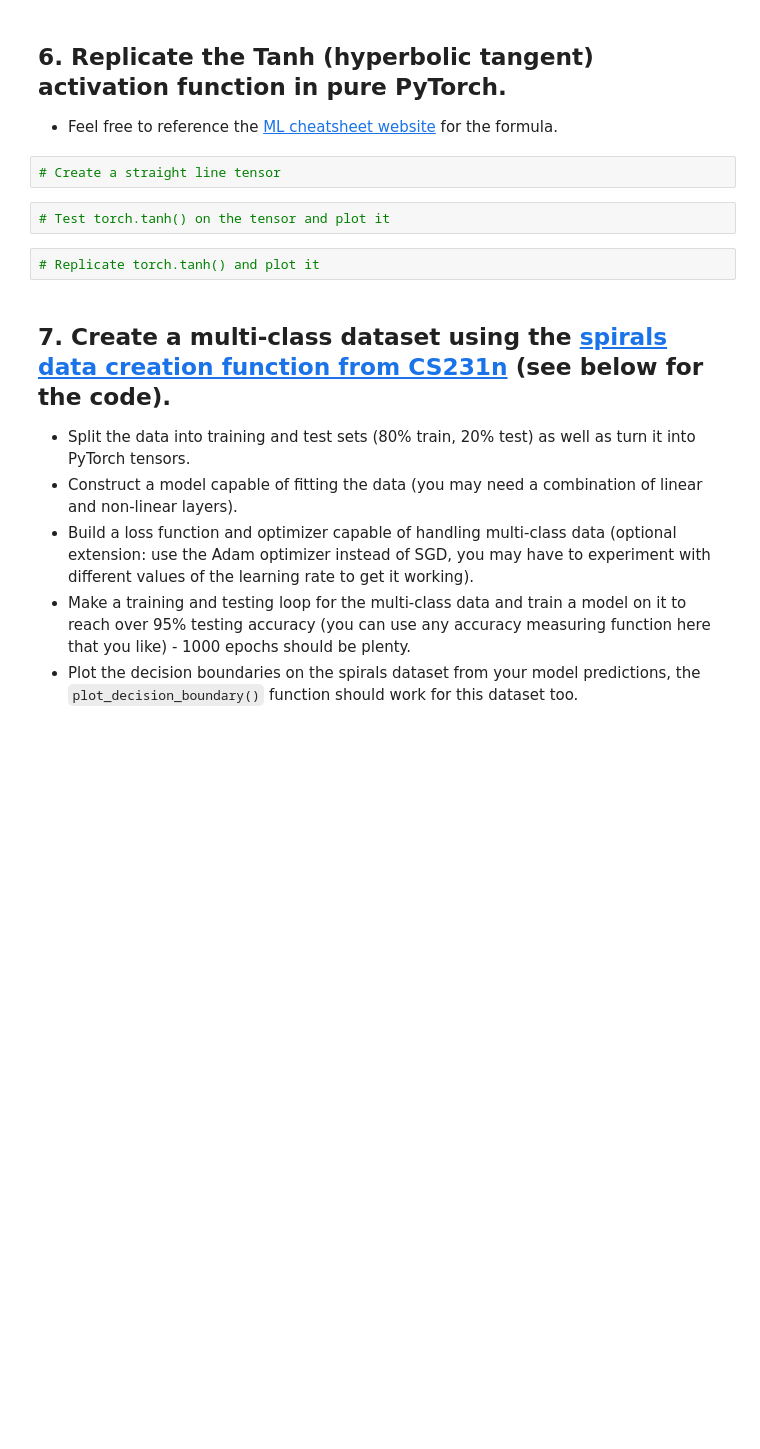
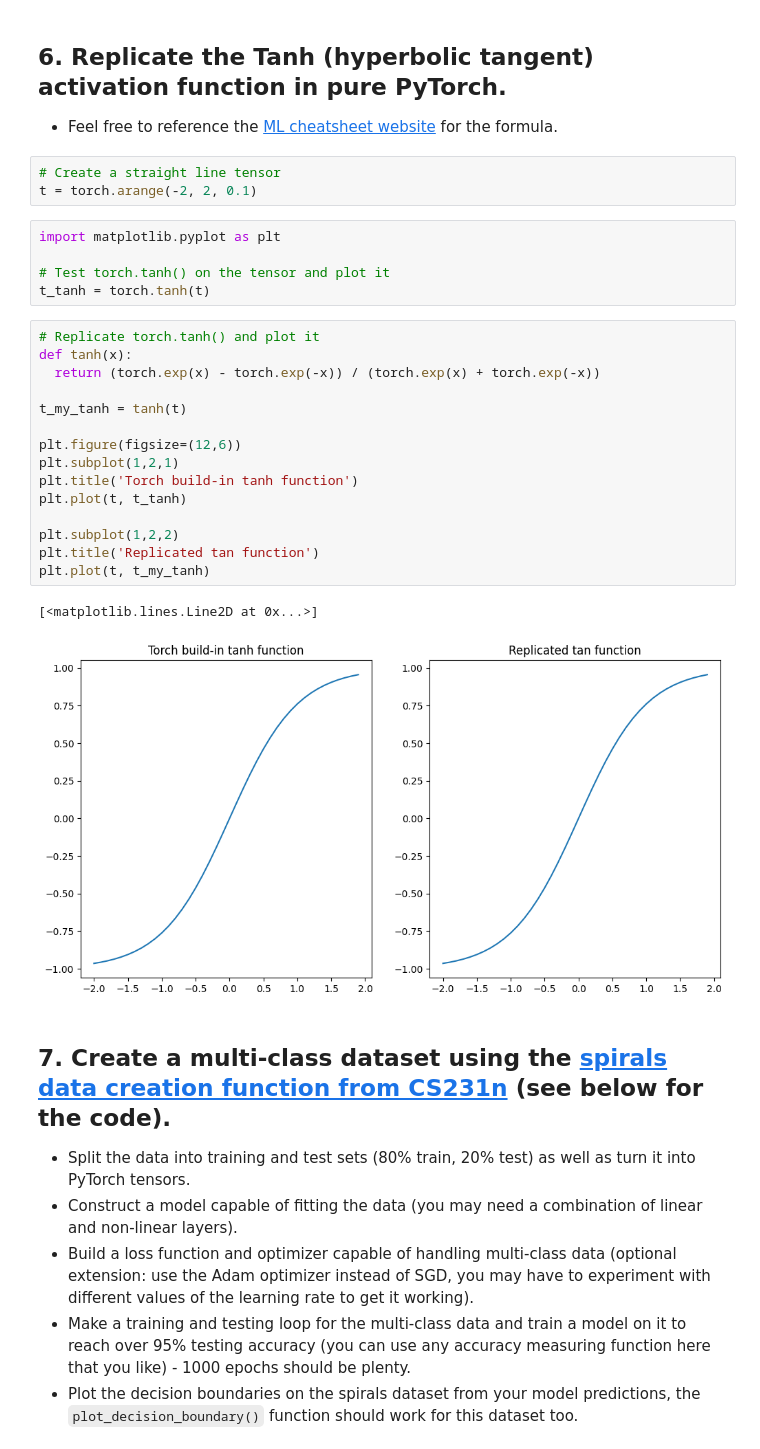
Before and after one commit to IvoZal/pytorch-deep-learning-my-fork, a Jupyter notebook: extras/exercises/02_pytorch_classification_exercises.ipynb, the cells around one changed output. Saved outputs shown, nothing was run; the diff lists cells and outputs as text; blank space fills up the shorter version.

```diff
--- a/extras/exercises/02_pytorch_classification_exercises.ipynb
+++ b/extras/exercises/02_pytorch_classification_exercises.ipynb
@@ -263,10 +270,30 @@ plot_decision_boundary(model0, X_test, y_test)
   * Feel free to reference the [ML cheatsheet website](https://ml-cheatsheet.readthedocs.io/en/latest/activation_functions.html#tanh) for the formula.
 # %%
 # Create a straight line tensor
+t = torch.arange(-2, 2, 0.1)
 # %%
+import matplotlib.pyplot as plt
+
 # Test torch.tanh() on the tensor and plot it
+t_tanh = torch.tanh(t)
-# %%
-# Replicate torch.tanh() and plot it
+# %%
+# Replicate torch.tanh() and plot it
+def tanh(x):
+  return (torch.exp(x) - torch.exp(-x)) / (torch.exp(x) + torch.exp(-x))
+
+t_my_tanh = tanh(t)
+
+plt.figure(figsize=(12,6))
+plt.subplot(1,2,1)
+plt.title('Torch build-in tanh function')
+plt.plot(t, t_tanh)
+
+plt.subplot(1,2,2)
+plt.title('Replicated tan function')
+plt.plot(t, t_my_tanh)
+# %% [output]
+[<matplotlib.lines.Line2D at 0x...>]
+[figure, added]
 # %% [markdown]
 ## 7. Create a multi-class dataset using the [spirals data creation function from CS231n](https://cs231n.github.io/neural-networks-case-study/) (see below for the code).
   * Split the data into training and test sets (80% train, 20% test) as well as turn it into PyTorch tensors.
```
Also changed, not shown: parts of 4 cells of this notebook.
